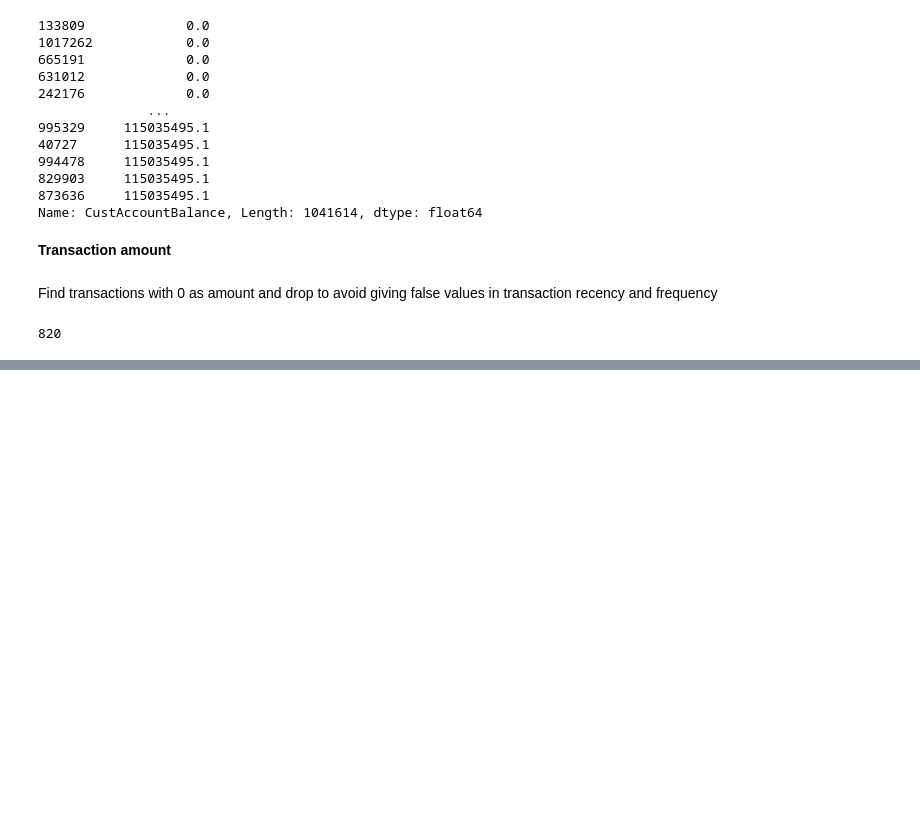
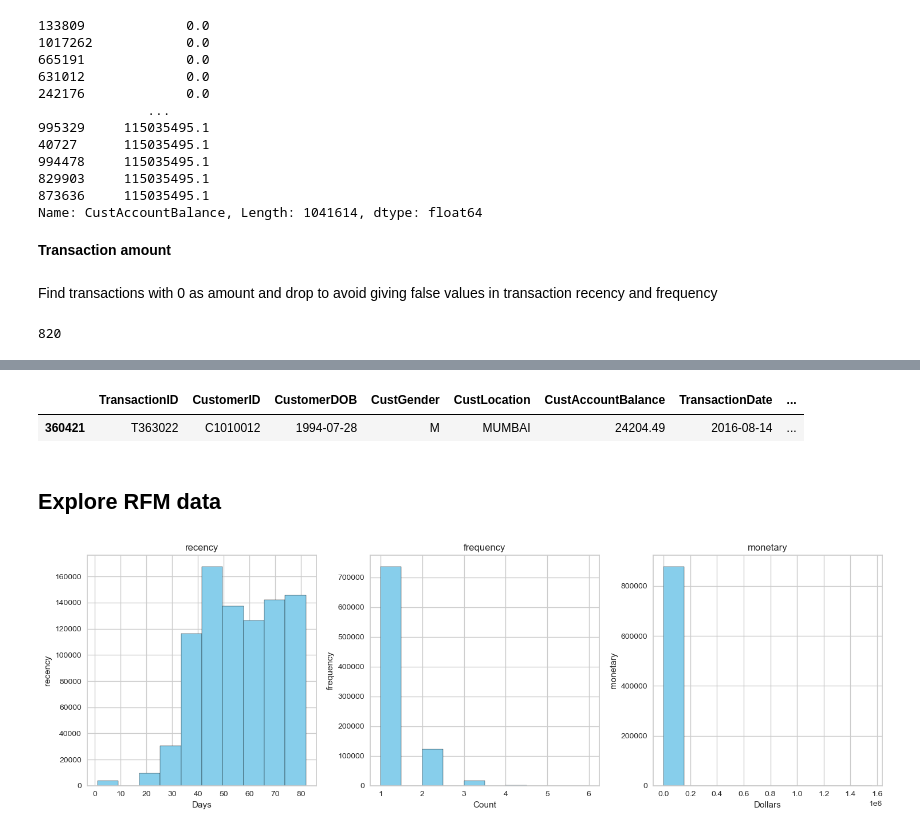
Before and after one commit to Emerald-GitHub/RFM-Based-Customer-Segmentation, a Jupyter notebook: Notebooks/RFM_Customer_Segmentation_solution.ipynb, the cells around one changed output, grey strips where cells are left out. Saved outputs shown, nothing was run; the diff lists cells and outputs as text; code cells hidden in the pictures; blank space fills up the shorter version.

```diff
--- a/Notebooks/RFM_Customer_Segmentation_solution.ipynb
+++ b/Notebooks/RFM_Customer_Segmentation_solution.ipynb
@@ -329,0 +417,2 @@ df.drop(df[df["TransactionAmount (INR)"] == 0].index.tolist(), axis = 0, inplace
+# %%
+frequency = df.drop_duplicates(subset = "TransactionID").groupby(["CustomerID"])[["TransactionID"]].count()
@@ -329,0 +434,2 @@ df.drop(df[df["TransactionAmount (INR)"] == 0].index.tolist(), axis = 0, inplace
+# %%
+monetary = df.groupby("CustomerID")[["TransactionAmount (INR)"]].sum()
@@ -329,0 +448,6 @@ df.drop(df[df["TransactionAmount (INR)"] == 0].index.tolist(), axis = 0, inplace
+# %%
+# create the RFM table
+RFM_table = pd.concat([recency,frequency,monetary], axis = 1)
+# %%
+RFM_table = RFM_table.rename(columns = {"TransactionDate" : "recency","TransactionID": "frequency","TransactionAmount (INR)": "monetary" })
+RFM_table.head()
@@ -329,0 +462,26 @@ df.drop(df[df["TransactionAmount (INR)"] == 0].index.tolist(), axis = 0, inplace
+# %%
+# Verify the accuracy of the table.
+df[df["CustomerID"] == "C1010012" ]
+# %% [output]
+|  | TransactionID | CustomerID | CustomerDOB | CustGender | CustLocation | CustAccountBalance | TransactionDate | ... |
+| 360421 | T363022 | C1010012 | 1994-07-28 | M | MUMBAI | 24204.49 | 2016-08-14 | ... |
+# %% [markdown]
+## Explore RFM data
+# %%
+fig, axes = plt.subplots(1, 3, figsize=(15, 5))
+
+# Create a list of column names
+columns = ['recency', 'frequency', 'monetary']
+
+# Use a for loop to plot histograms for each column
+for i, col in enumerate(columns):
+    axes[i].hist(RFM_table[col], bins=10, color='skyblue', edgecolor='black')
+    axes[i].set_title(col)
+    axes[i].set_xlabel('Days' if col == 'recency' else 'Count' if col == 'frequency' else 'Dollars')
+    axes[i].set_ylabel(col)
+
+# Adjust layout and display the plot
+plt.tight_layout()
+plt.show()
+# %% [output]
+[figure, added]
```
Also changed, not shown: parts of 56 cells of this notebook.
